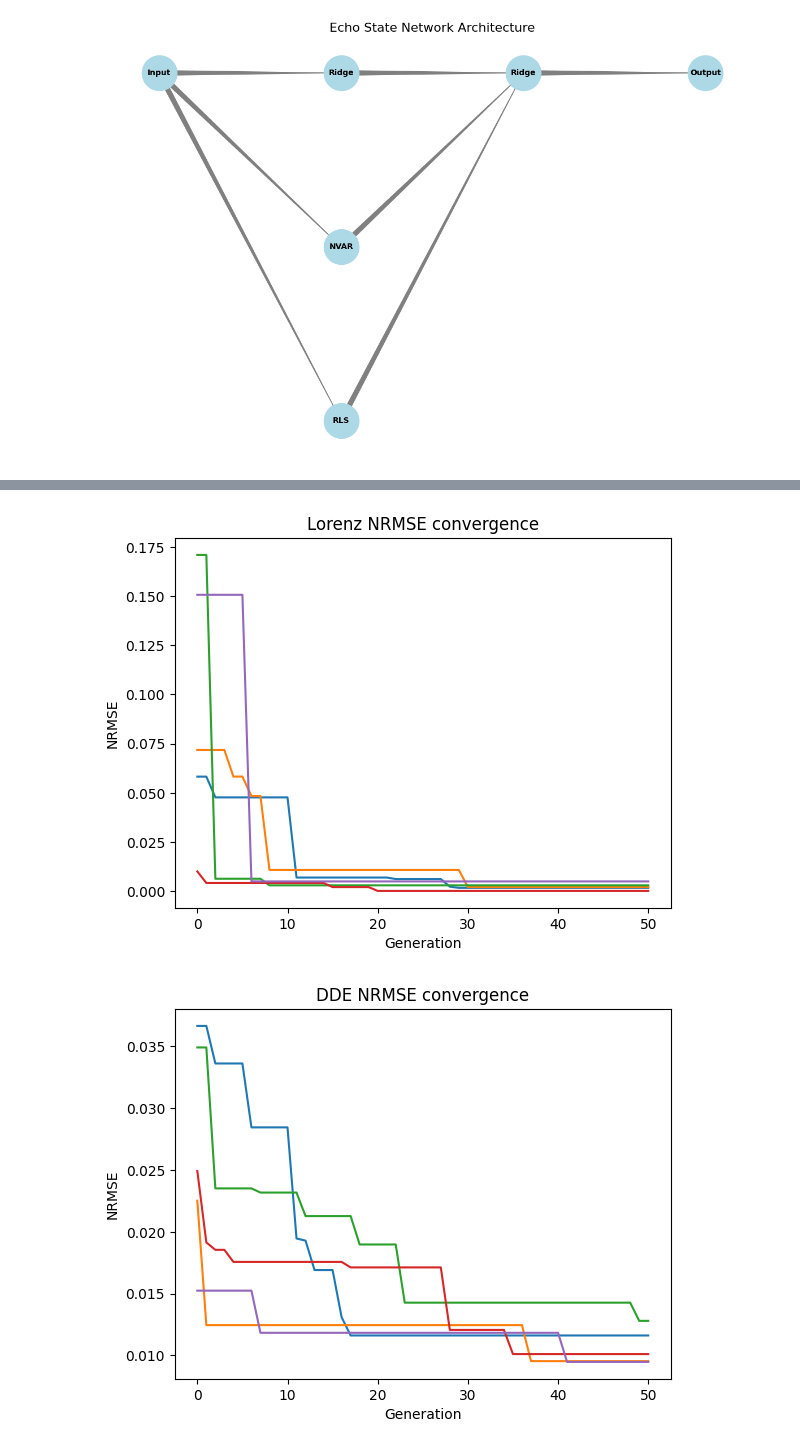
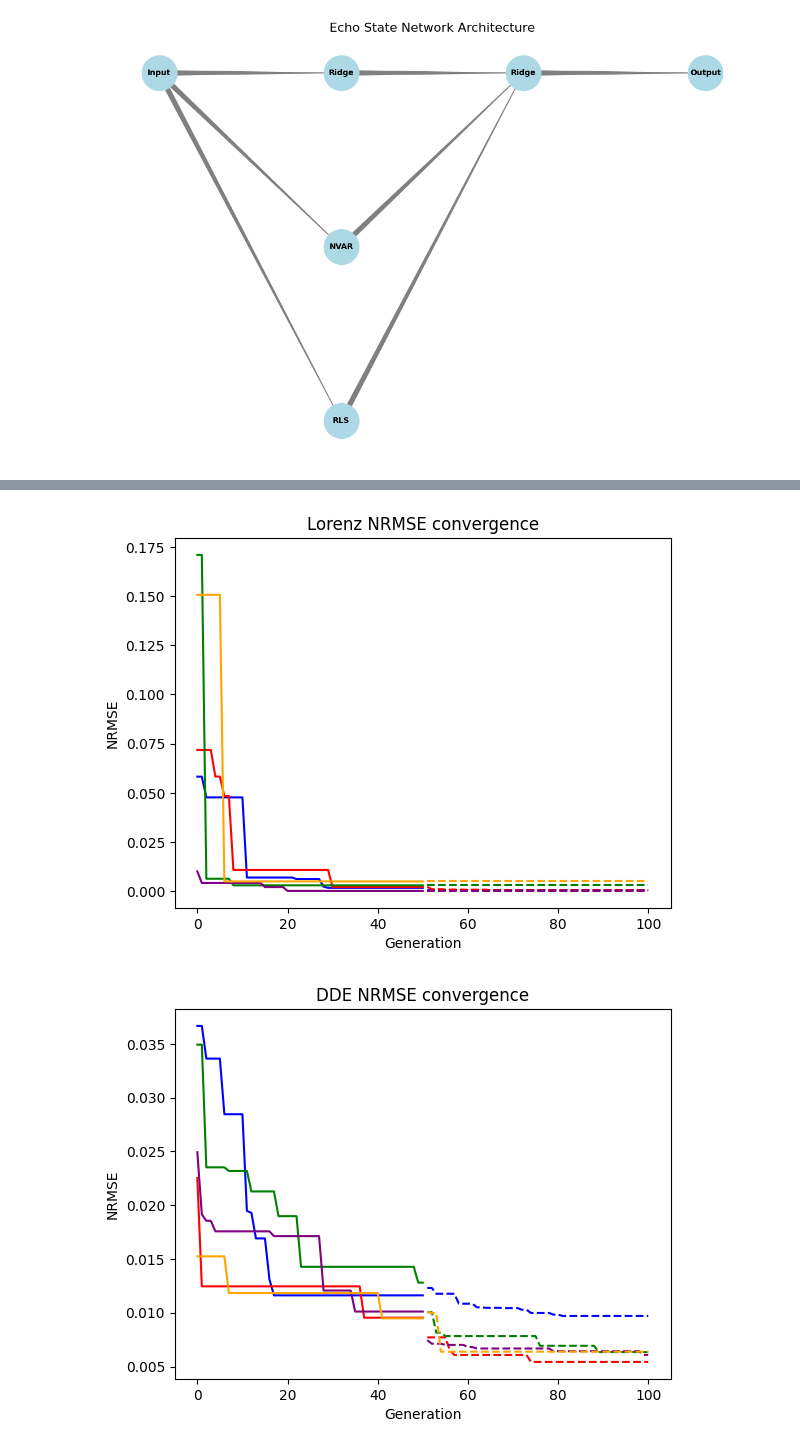
Before and after one commit to aloksGithub/ESN_research, a Jupyter notebook: experiments/temp.ipynb, the cells around one changed output, grey strips where cells are left out. Drawn from its saved outputs; the diff is of its cells as text; code cells hidden in the pictures.

Commit message:
Graphs

```diff
--- a/experiments/temp.ipynb
+++ b/experiments/temp.ipynb
@@ -121,8 +211,11 @@ visualize_esn_architecture(architecture)
 # %% [output]
 [figure]
 # %%
-def plotConvergences(gas: list[ESN_NAS], title):
-    for ga in gas:
+def plotConvergences(dataset, title):
+    gas: list[ESN_NAS] = [readSavedExperiment(f'../backup_50/{dataset}/backup_{i}.obj') for i in range(5)]
+    bos: list[ESN_BO] = [readSavedExperiment(f'../backup_hybrid/{dataset}/backup_{i}.obj') for i in range(5)]
+    colors = ['blue', 'red', 'green', 'purple', 'orange']
+    for idx, ga in enumerate(gas):
         allNrmse = [error[0] for error in ga.fitnesses]
         nrmseFitnesses = []
         fitnessIndexStart = 0
@@ -133,27 +226,40 @@ def plotConvergences(gas: list[ESN_NAS], title):
             generationBestNrmse = min(generationNrmses) if len(generationNrmses)>0 else min(nrmseFitnesses)
             bestNrmse = min([generationBestNrmse, min(nrmseFitnesses)]) if len(nrmseFitnesses)>0 else generationBestNrmse
             nrmseFitnesses.append(bestNrmse)
-        plt.plot(nrmseFitnesses)
+
+        bo = bos[idx]
+        allNrmseBO = [error[0] for error in bo.performances]
+        formattedBONrmse = []
+        for i in range(50):
+            formattedBONrmse.append(min(allNrmseBO[i*50:(i+1)*50]))
+        minBoFitness = formattedBONrmse[0]
+        boFitnesses = []
+        for fitness in formattedBONrmse:
+            if fitness<minBoFitness:
+                minBoFitness = fitness
+            boFitnesses.append(minBoFitness)
+        plt.plot(nrmseFitnesses, 'b-', color=colors[idx])
+        plt.plot(range(len(nrmseFitnesses), len(nrmseFitnesses) + len(boFitnesses)), boFitnesses, 'b--', color=colors[idx])
     plt.title(title)
     plt.xlabel("Generation")
     plt.ylabel("NRMSE")
     plt.show()
 # %%
 gas = [readSavedExperiment(f'../backup_50/mgs/backup_{i}.obj') for i in range(5)]
-plotConvergences(gas, "MGS NRMSE convergence")
+plotConvergences('mgs', "MGS NRMSE convergence")
 
 gas = [readSavedExperiment(f'../backup_50/laser/backup_{i}.obj') for i in range(5)]
-plotConvergences(gas, "Laser NRMSE convergence")
+plotConvergences('laser', "Laser NRMSE convergence")
 
 gas = [readSavedExperiment(f'../backup_50/lorenz/backup_{i}.obj') for i in range(5)]
-plotConvergences(gas, "Lorenz NRMSE convergence")
+plotConvergences('lorenz', "Lorenz NRMSE convergence")
 
 gas = [readSavedExperiment(f'../backup_50/dde/backup_{i}.obj') for i in range(5)]
-plotConvergences(gas, "DDE NRMSE convergence")
+plotConvergences('dde', "DDE NRMSE convergence")
 
 gas = [readSavedExperiment(f'../backup_50/water/backup_{i}.obj') for i in range(5)]
-plotConvergences(gas, "Water NRMSE convergence")
+plotConvergences('water', "Water NRMSE convergence")
 
 gas = [readSavedExperiment(f'../backup_50/sunspots/backup_{i}.obj') for i in range(5)]
-plotConvergences(gas, "Sunspots NRMSE convergence")
+plotConvergences('sunspots', "Sunspots NRMSE convergence")
 # %% [output]
@@ -162,2 +268,2 @@ plotConvergences(gas, "Sunspots NRMSE convergence")
-[figure, old version]
+[figure, new version]
-[figure, old version]
+[figure, new version]
```
Also changed, not shown: parts of 5 cells of this notebook.
